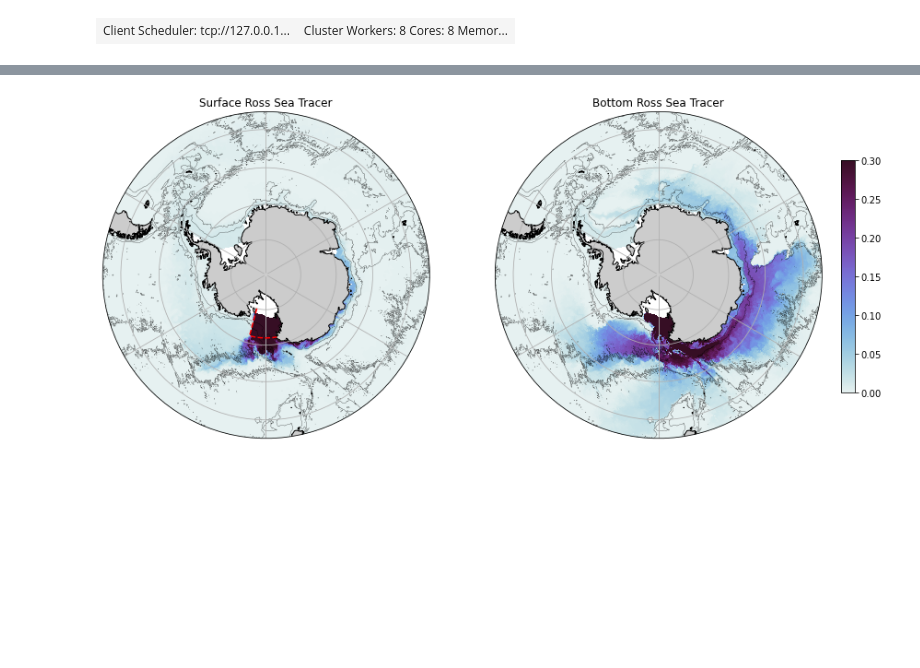
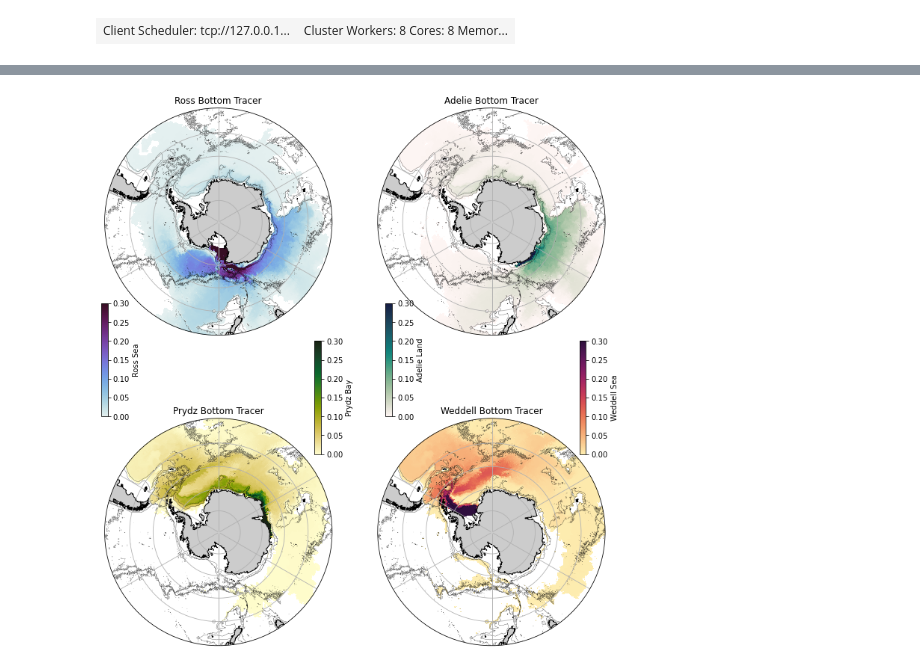
Before and after one commit to AndyHoggANU/CC_sandbox, a Jupyter notebook: PassiveTracer.ipynb, the cells around one changed output, grey strips where cells are left out. Drawn from its saved outputs; the diff is of its cells as text; code cells hidden in the pictures; blank space fills up the shorter version.

Commit message:
updating passive tracer diagnostics.

```diff
--- a/PassiveTracer.ipynb
+++ b/PassiveTracer.ipynb
@@ -83,2 +52,20 @@ array([[[nan, nan, nan, ..., nan, nan, nan],
 bottom_ross = ross.isel(st_ocean=kmt)
 surface_ross = ross.isel(st_ocean=0)
+# %%
+weddell = cc.querying.getvar(expt,'passive_weddell' , session,frequency='1 monthly')
+weddell = weddell.isel(time=-1)
+weddell.load()
+bottom_weddell = weddell.isel(st_ocean=kmt)
+surface_weddell = weddell.isel(st_ocean=0)
+# %%
+prydz = cc.querying.getvar(expt,'passive_prydz' , session,frequency='1 monthly')
+prydz = prydz.isel(time=-1)
+prydz.load()
+bottom_prydz = prydz.isel(st_ocean=kmt)
+surface_prydz = prydz.isel(st_ocean=0)
+# %%
+adelie = cc.querying.getvar(expt,'passive_adelie' , session,frequency='1 monthly')
+adelie = adelie.isel(time=-1)
+adelie.load()
+bottom_adelie = adelie.isel(st_ocean=kmt)
+surface_adelie = adelie.isel(st_ocean=0)
@@ -98,45 +151,81 @@ land_50m = cft.NaturalEarthFeature('physical', 'land', '50m',
 # %%
 projection=ccrs.SouthPolarStereo()
 
-fig = plt.figure(figsize=(14, 7))
-ax = plt.subplot(1, 2, 1, projection=projection)
+fig = plt.figure(figsize=(12, 14))
+ax = plt.subplot(2, 2, 1, projection=projection)
 
-ax.set_extent([-280, 80, -80, -45], crs=ccrs.PlateCarree())
+ax.set_extent([-280, 80, -80, -40], crs=ccrs.PlateCarree())
 ax.add_feature(land_50m, color=[0.8, 0.8, 0.8])
 ax.coastlines(resolution='50m')
 ax.gridlines()
 
 # Compute a circle in axes coordinates, which we can use as a boundary
 # for the map. We can pan/zoom as much as we like - the boundary will be
 # permanently circular.
 theta = np.linspace(0, 2*np.pi, 100)
 center, radius = [0.5, 0.5], 0.5
 verts = np.vstack([np.sin(theta), np.cos(theta)]).T
 circle = mpath.Path(verts * radius + center)
 ax.set_boundary(circle, transform=ax.transAxes)
 
-p1 = surface_ross.plot(add_colorbar=False,vmin=0,vmax=0.3,cmap=cm.cm.dense,transform=ccrs.PlateCarree())
-ht.plot.contour(levels=[1000, 3500],colors='k',linewidths=0.25,transform=ccrs.PlateCarree())
-plt.plot([-165, -165, -170, -175, -180, -185, -190],[-80, -72, -72, -72, -72, -72, -72],'r--',transform=ccrs.PlateCarree())
-ax.set_title('Surface Ross Sea Tracer')
+p2r = bottom_ross.where(bottom_ross>0.001,np.NaN).plot(add_colorbar=False,vmin=0,vmax=0.3,cmap=cm.cm.dense,transform=ccrs.PlateCarree())
+ht.plot.contour(levels=[1000, 3000],colors='k',linewidths=0.25,transform=ccrs.PlateCarree())
+ax.set_title('Ross Bottom Tracer')
 
-
-ax = plt.subplot(1, 2, 2, projection=projection)
-ax.set_extent([-280, 80, -80, -45], crs=ccrs.PlateCarree())
+ax = plt.subplot(2, 2, 2, projection=projection)
+ax.set_extent([-280, 80, -80, -40], crs=ccrs.PlateCarree())
 ax.add_feature(land_50m, color=[0.8, 0.8, 0.8])
 ax.coastlines(resolution='50m')
 ax.gridlines()
 ax.set_boundary(circle, transform=ax.transAxes)
 
-p2 = bottom_ross.plot(add_colorbar=False,vmin=0,vmax=0.3,cmap=cm.cm.dense,transform=ccrs.PlateCarree())
-ht.plot.contour(levels=[1000, 3500],colors='k',linewidths=0.25,transform=ccrs.PlateCarree())
-ax.set_title('Bottom Ross Sea Tracer')
+p2a = bottom_adelie.where(bottom_adelie>0.001,np.NaN).plot(add_colorbar=False,vmin=0,vmax=0.3,cmap=cm.cm.tempo,transform=ccrs.PlateCarree())
+ht.plot.contour(levels=[1000, 3000],colors='k',linewidths=0.25,transform=ccrs.PlateCarree())
+ax.set_title('Adelie Bottom Tracer')
 
-ax_cb = plt.axes([0.92, 0.25, 0.015, 0.5])
-cb = plt.colorbar(p2,cax=ax_cb, orientation='vertical',shrink=0.5)
+ax = plt.subplot(2, 2, 3, projection=projection)
+ax.set_extent([-280, 80, -80, -40], crs=ccrs.PlateCarree())
+ax.add_feature(land_50m, color=[0.8, 0.8, 0.8])
+ax.coastlines(resolution='50m')
+ax.gridlines()
+ax.set_boundary(circle, transform=ax.transAxes)
 
-plt.savefig('TracerConcentrationMap.png',dpi=250)
+p2p = bottom_prydz.where(bottom_prydz>0.001,np.NaN).plot(add_colorbar=False,vmin=0,vmax=0.3,cmap=cm.cm.speed,transform=ccrs.PlateCarree())
+ht.plot.contour(levels=[1000, 3000],colors='k',linewidths=0.25,transform=ccrs.PlateCarree())
+ax.set_title('Prydz Bottom Tracer')
+
+ax = plt.subplot(2, 2, 4, projection=projection)
+ax.set_extent([-280, 80, -80, -40], crs=ccrs.PlateCarree())
+ax.add_feature(land_50m, color=[0.8, 0.8, 0.8])
+ax.coastlines(resolution='50m')
+ax.gridlines()
+ax.set_boundary(circle, transform=ax.transAxes)
+
+p2w = bottom_weddell.where(bottom_weddell>0.001,np.NaN).plot(add_colorbar=False,vmin=0,vmax=0.3,cmap=cm.cm.matter,transform=ccrs.PlateCarree())
+ht.plot.contour(levels=[1000, 3000],colors='k',linewidths=0.25,transform=ccrs.PlateCarree())
+ax.set_title('Weddell Bottom Tracer')
+
+
+ax_cb = plt.axes([0.12, 0.45, 0.01, 0.15])
+cb = plt.colorbar(p2r,cax=ax_cb, orientation='vertical')
+cb.set_label('Ross Sea')
+
+ax_cb = plt.axes([0.56, 0.45, 0.01, 0.15])
+cb = plt.colorbar(p2a,cax=ax_cb, orientation='vertical')
+cb.set_label('Adelie Land')
+
+
+ax_cb = plt.axes([0.45, 0.4, 0.01, 0.15])
+cb = plt.colorbar(p2p,cax=ax_cb, orientation='vertical')
+cb.set_label('Prydz Bay')
+
+ax_cb = plt.axes([0.86, 0.4, 0.01, 0.15])
+cb = plt.colorbar(p2w,cax=ax_cb, orientation='vertical')
+cb.set_label('Weddell Sea')
+
+
+plt.savefig('TracerConcentrationMap4.png',dpi=250,facecolor='w')
 # %% [output]
-[figure, old version]
+[figure, new version]
 # %%
 plt.figure(figsize=(16,10))
```
Also changed, not shown: parts of 22 cells of this notebook, 2 other files.
